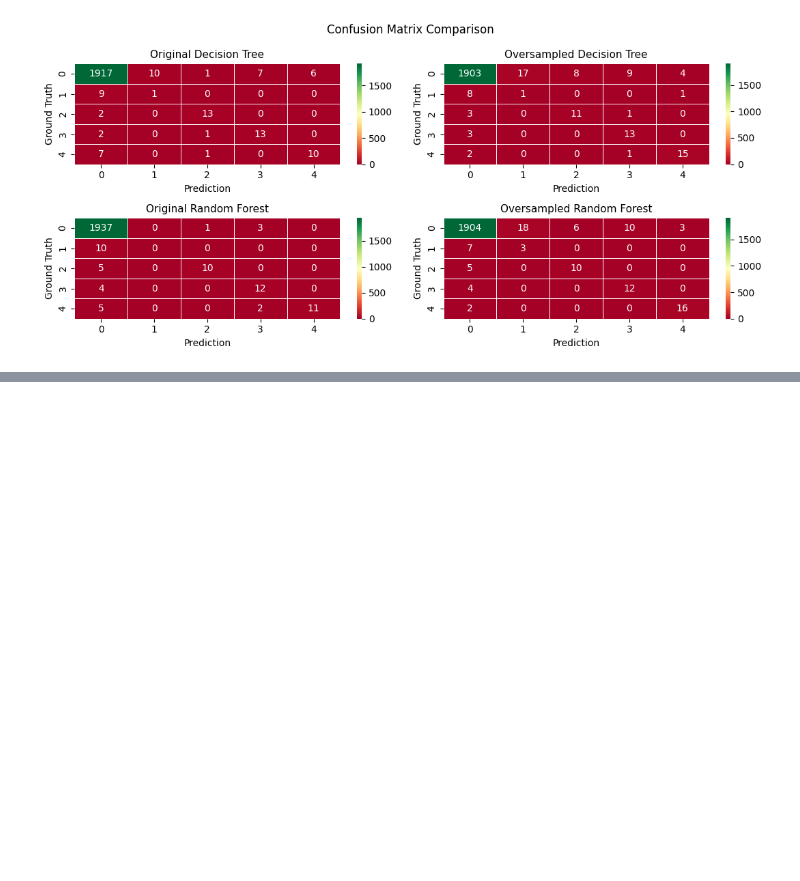
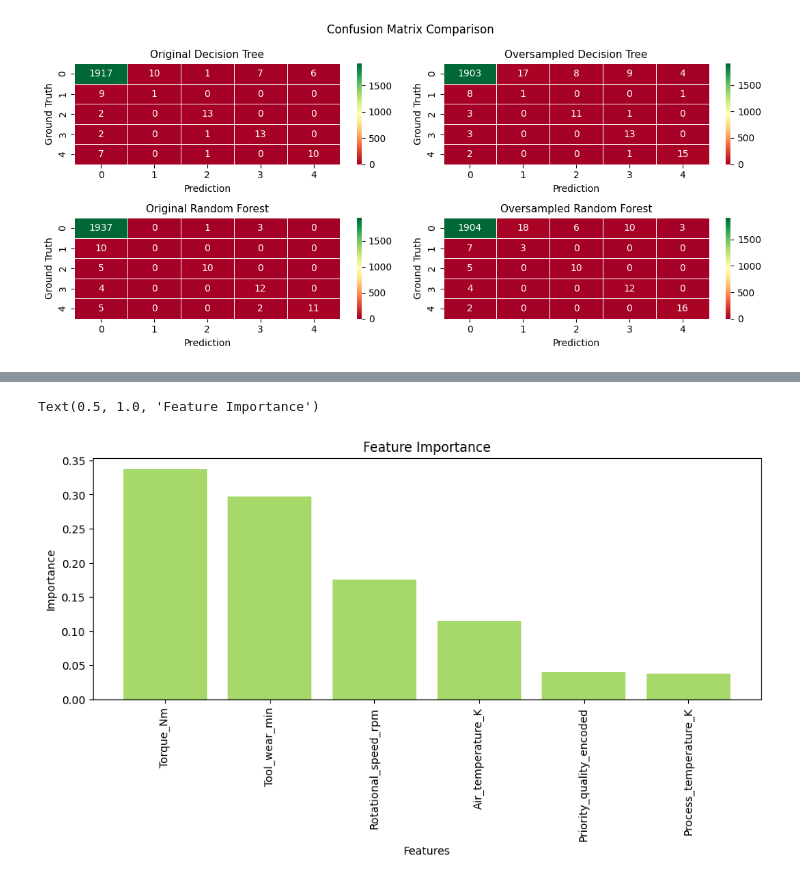
Before and after one commit to herrerovir/Predictive-maintenance-industrial-machinery, a Jupyter notebook: Predictive-maintenance-of-industrial-machinery.ipynb, the cells around one changed output, grey strips where cells are left out. Drawn from its saved outputs; the diff is of its cells as text; code cells hidden in the pictures; blank space fills up the shorter version.

```diff
--- a/Predictive-maintenance-of-industrial-machinery.ipynb
+++ b/Predictive-maintenance-of-industrial-machinery.ipynb
@@ -1108,0 +1113,27 @@ plt.tight_layout()
+# %%
+# Import necessary libraries
+from sklearn.model_selection import GridSearchCV
+
+# Define the model
+random_forest = RandomForestClassifier(random_state = 42, class_weight = "balanced")
+
+# Define the parameter grid for GridSearchCV
+param_grid = {
+    "n_estimators": [50, 75, 100],
+    "max_depth": [None, 5, 10],
+    "min_samples_split": [2, 3, 4],
+    "criterion": ["gini", "entropy"],
+    "bootstrap": [True, False]
+}
+
+# Initialize GridSearchCV
+grid_search = GridSearchCV(estimator = random_forest, param_grid = param_grid, scoring = "f1_weighted", cv = 3, n_jobs = -1, verbose = 2)
+
+# Fit GridSearchCV
+grid_search.fit(X_oversampled, y_oversampled)
+
+# Best parameters and best score
+best_parameters = grid_search.best_params_
+best_score = grid_search.best_score_
+
+print(f"Best Parameters: {best_parameters}")
@@ -1108,0 +1256,15 @@ plt.tight_layout()
+# %%
+# Calculate feature importances
+importances = best_rf_model.feature_importances_
+indices = np.argsort(importances)[::-1]
+
+# Plot feature importances
+feature_importance_graph = plt.figure(figsize = (11, 4))
+plt.bar(range(X_oversampled.shape[1]), importances[indices], align = "center", color = "#a6d96a")
+plt.xticks(range(X_oversampled.shape[1]), X_oversampled.columns[indices], rotation = 90)
+plt.xlabel("Features")
+plt.ylabel("Importance")
+plt.title("Feature Importance")
+# %% [output]
+Text(0.5, 1.0, 'Feature Importance')
+[figure, added]
```
Also changed, not shown: parts of 11 cells of this notebook.
